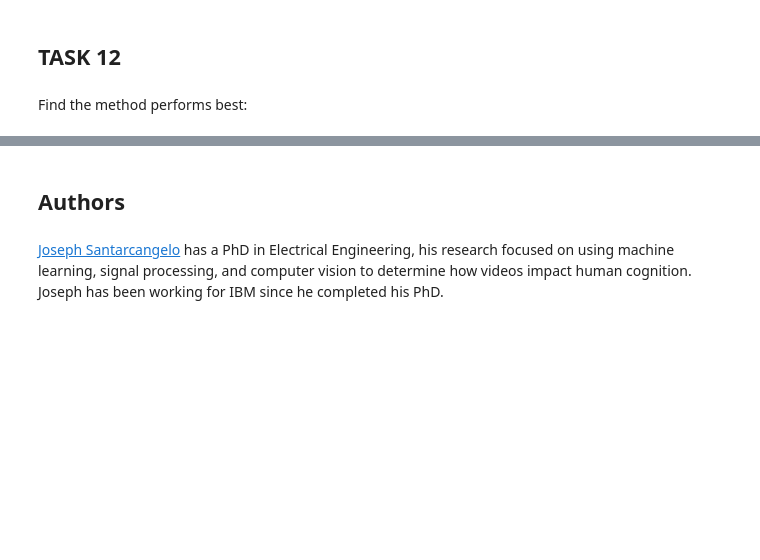
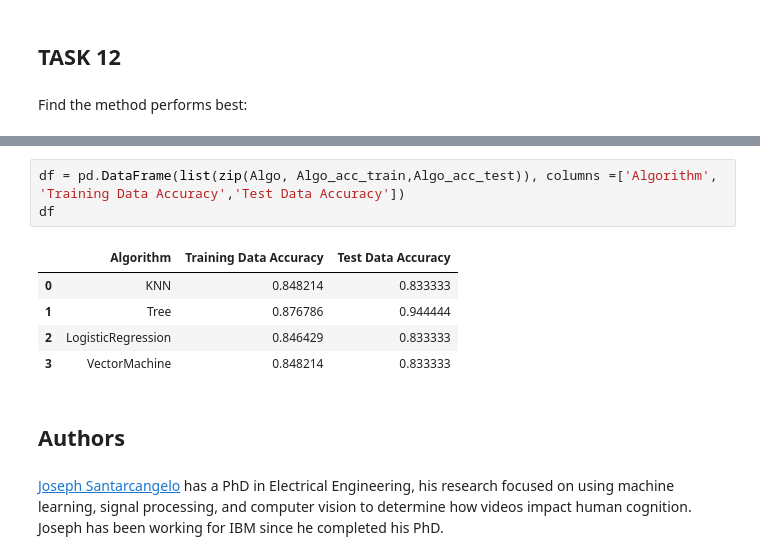
Before and after one commit to Bhaskar1031/testrepo, a Jupyter notebook: SpaceX_Machine Learning Prediction_Part_5.ipynb, the cells around one changed output, grey strips where cells are left out. Saved outputs shown, nothing was run; the diff lists cells and outputs as text; blank space fills up the shorter version.

```diff
--- a/SpaceX_Machine Learning Prediction_Part_5.ipynb
+++ b/SpaceX_Machine Learning Prediction_Part_5.ipynb
@@ -372,3 +372,12 @@ plt.show()
+# %%
+df = pd.DataFrame(list(zip(Algo, Algo_acc_train,Algo_acc_test)), columns =['Algorithm', 'Training Data Accuracy','Test Data Accuracy'])
+df
+# %% [output]
+|  | Algorithm | Training Data Accuracy | Test Data Accuracy |
+| 0 | KNN | 0.848214 | 0.833333 |
+| 1 | Tree | 0.876786 | 0.944444 |
+| 2 | LogisticRegression | 0.846429 | 0.833333 |
+| 3 | VectorMachine | 0.848214 | 0.833333 |
 # %% [markdown]
 ## Authors
 # %% [markdown]
```
Also changed, not shown: parts of 6 cells of this notebook.
